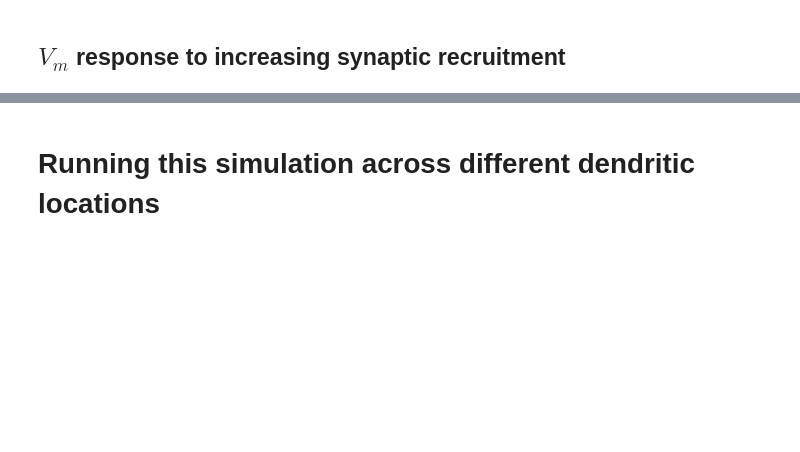
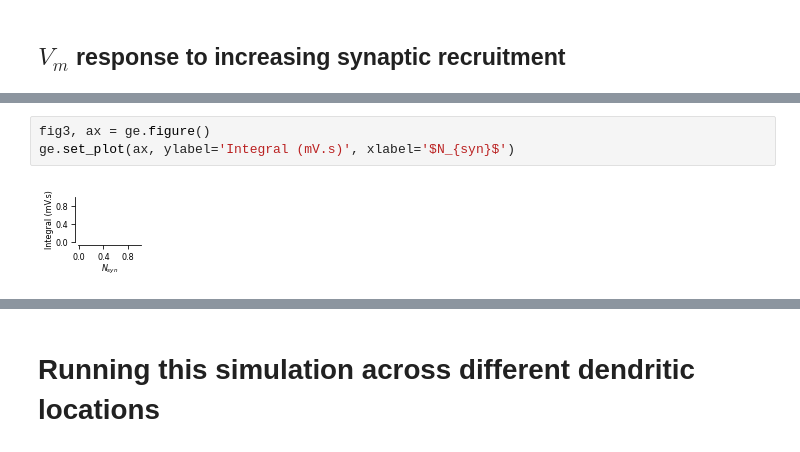
Before and after one commit to yzerlaut/zinc-NMDA-modulation, a Jupyter notebook: NMDA-spike.ipynb, the cells around one changed output, grey strips where cells are left out. Saved outputs shown, nothing was run; the diff lists cells and outputs as text; blank space fills up the shorter version.

```diff
--- a/NMDA-spike.ipynb
+++ b/NMDA-spike.ipynb
@@ -17,0 +59,5 @@ We increase the number of synapses recruited in a localized region of the dendri
+# %%
+fig3, ax = ge.figure()
+ge.set_plot(ax, ylabel='Integral (mV.s)', xlabel='$N_{syn}$')
+# %% [output]
+[figure, added]
```
Also changed, not shown: parts of 6 cells of this notebook, 8 other files.
